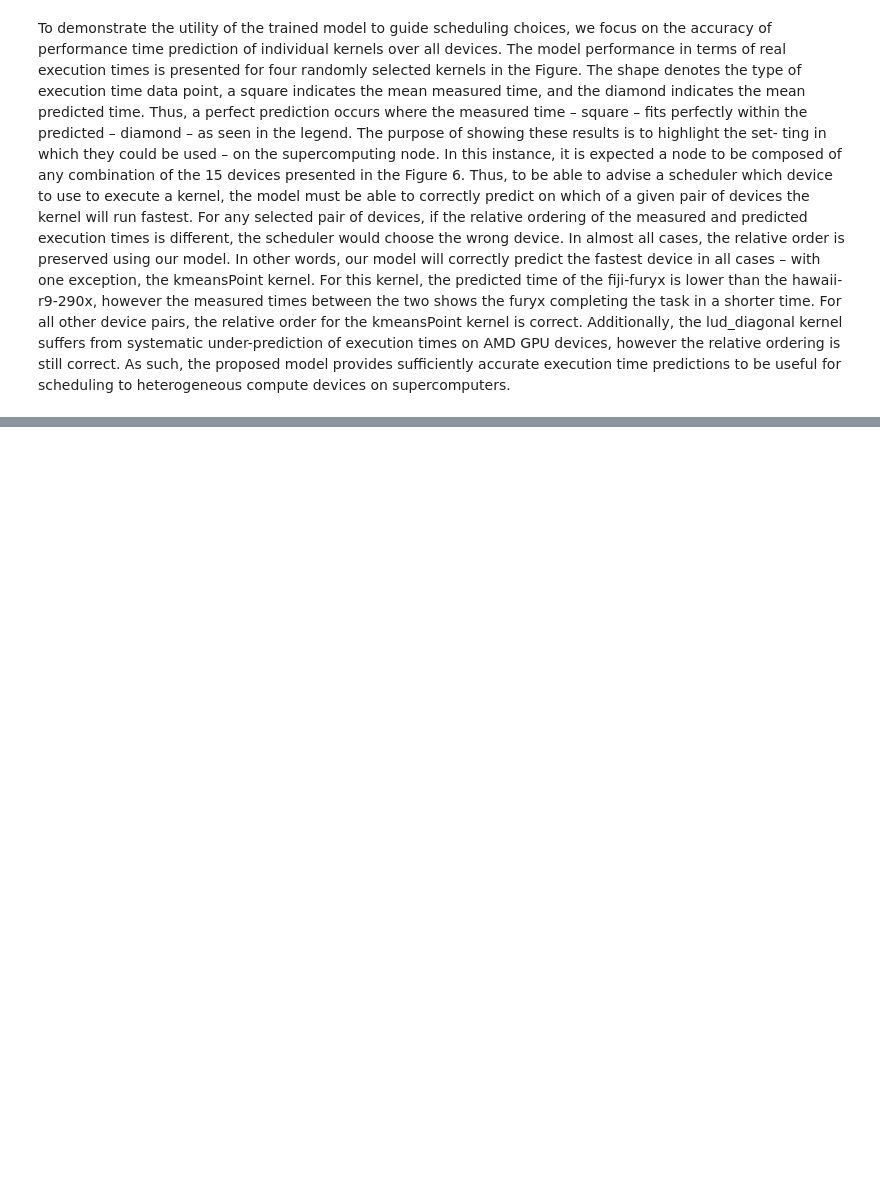
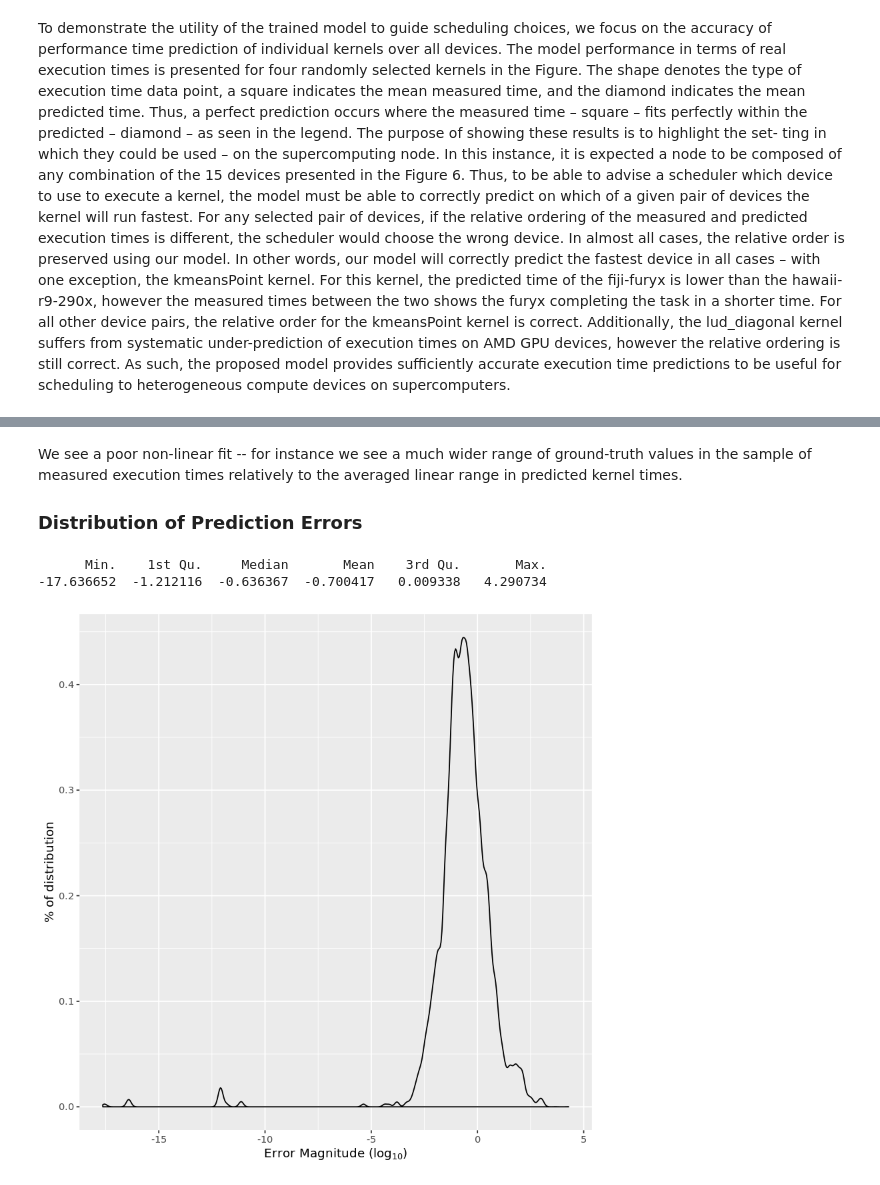
Before and after one commit to BeauJoh/opencl-predictions-with-aiwc, a Jupyter notebook: OpenCL Performance Prediction using Architecture-Independent Features.ipynb, the cells around one changed output, grey strips where cells are left out. Saved outputs shown, nothing was run; the diff lists cells and outputs as text; code cells hidden in the pictures; blank space fills up the shorter version.

```diff
--- a/OpenCL Performance Prediction using Architecture-Independent Features.ipynb
+++ b/OpenCL Performance Prediction using Architecture-Independent Features.ipynb
@@ -423,0 +510,21 @@ The purpose of showing these results is to highlight the set- ting in which they
+# %% [markdown]
+We see a poor non-linear fit -- for instance we see a much wider range of ground-truth values in the sample of measured execution times relatively to the averaged linear range in predicted kernel times.
+
+### Distribution of Prediction Errors
+# %%
+actual = log(test_dat$kernel_time)
+predicted = glm.pred
+pred_error = actual - predicted
+summary(pred_error)
+
+res = data.frame(
+    actual = actual,
+    predicted = predicted,
+    error = pred_error
+    )
+
+ggplot(data=res,aes(x=error)) + geom_density() + labs(x=TeX("Error Magnitude (log_{10})"),y=TeX("% of distribution"))
+# %% [output]
+      Min.    1st Qu.     Median       Mean    3rd Qu.       Max.
+-17.636652  -1.212116  -0.636367  -0.700417   0.009338   4.290734
+[figure, added]
```
Also changed, not shown: parts of 20 cells of this notebook, 1 other file.
